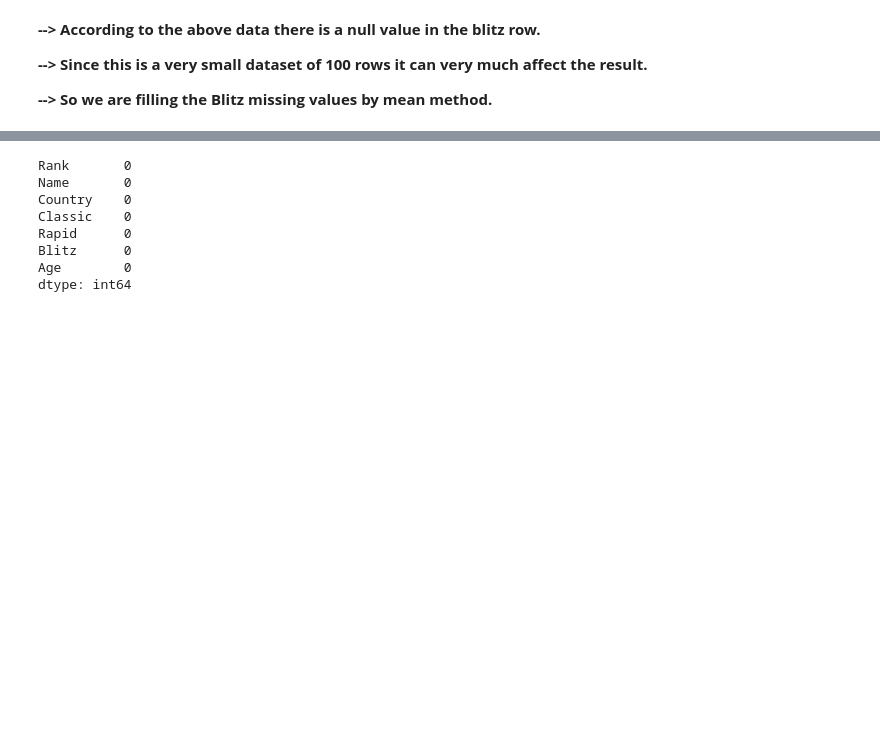
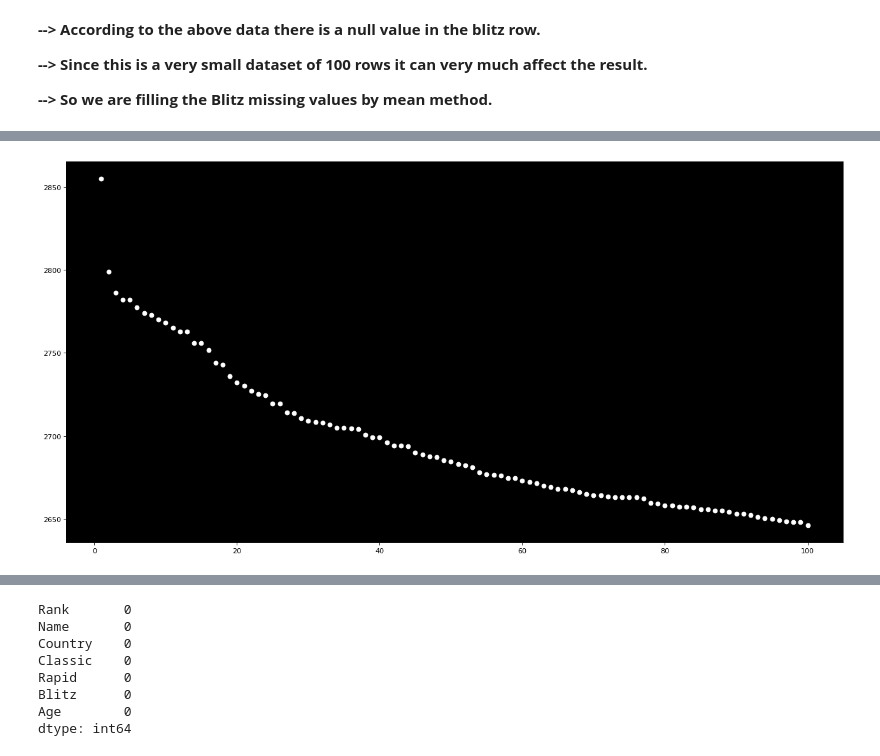
Before and after one commit to Manikandan-professional/ChessRatingAnalysis, a Jupyter notebook: ChessRating_Analysis.ipynb, the cells around one changed output, grey strips where cells are left out. Cells and saved outputs as stored; diff of their text form; code cells hidden in the pictures; blank space fills up the shorter version.

```diff
--- a/ChessRating_Analysis.ipynb
+++ b/ChessRating_Analysis.ipynb
@@ -65,0 +86,9 @@ dtype: int64
+# %%
+plt.figure(figsize=(16,8),dpi=80)
+ax=plt.axes()
+ax.set_facecolor('black')
+plt.scatter(df.Rank,df.Classic,color='white')
+plt.tight_layout()
+plt.show()
+# %% [output]
+[figure, added]
```
Also changed, not shown: parts of 65 cells of this notebook.
